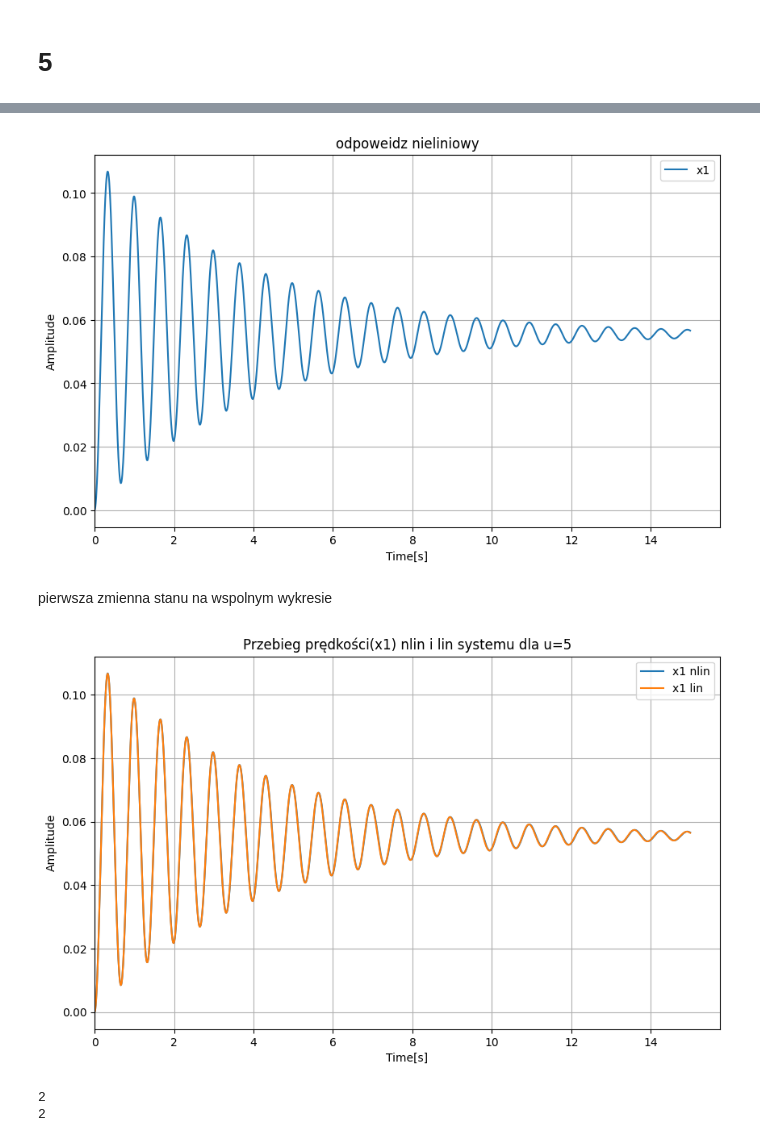
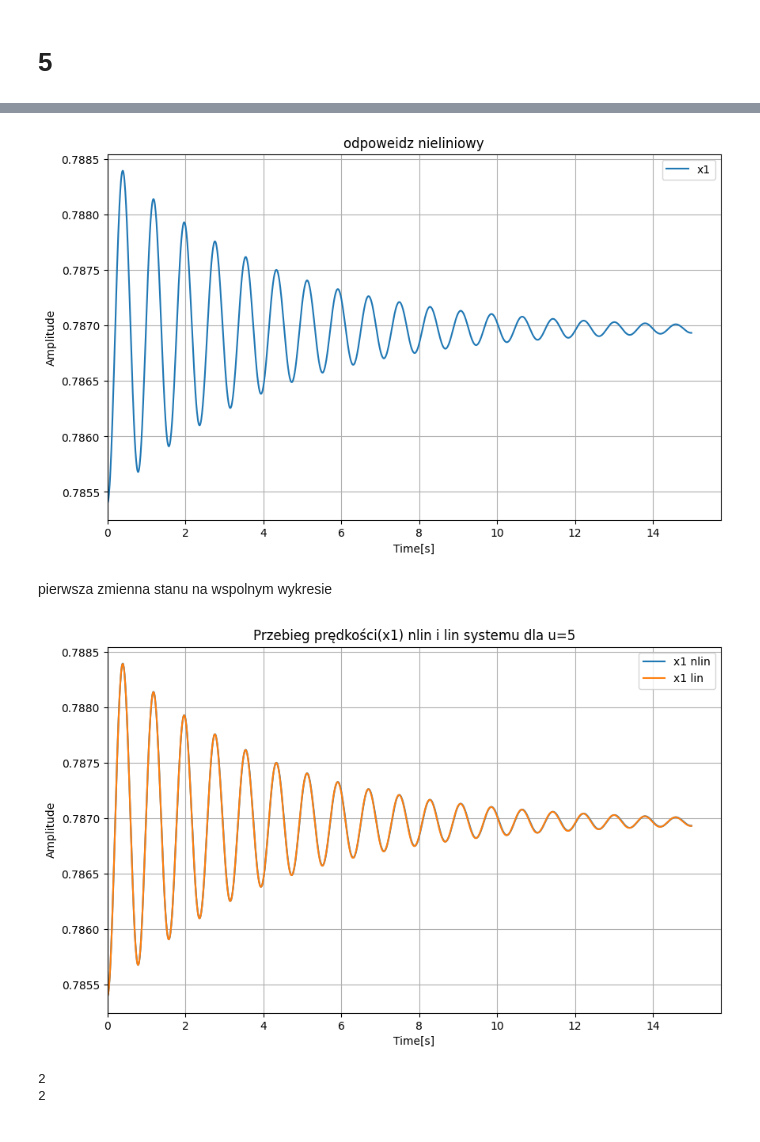
Before and after one commit to Piotr-Bednarek/ZadaniaSem5Laby, a Jupyter notebook: uso/lab10.ipynb, the cells around one changed output, grey strips where cells are left out. Saved outputs shown, nothing was run; the diff lists cells and outputs as text; code cells hidden in the pictures.

```diff
--- a/uso/lab10.ipynb
+++ b/uso/lab10.ipynb
@@ -80,7 +80,7 @@ d=0.5
 #linear pendulum model
 
 A=np.array([[0,1],
-            [-m*g*l/J,-d/J]])
+            [-m*g*l/J*np.sqrt(2)/2,-d/J]])
 B=np.array([[0],[1/J]])
 C=[0,1]
 
@@ -93,7 +93,7 @@ u0=np.full(len(t),1)
 u=np.zeros((len(t),5))
 i=0
 
-for el in [0,5,20,45*np.sqrt(2),70]:
+for el in [0,0.1,20,45*np.sqrt(2),70]:
     u[:,i]=np.full(len(t),el)
     i+=1
 
@@ -106,5 +106,5 @@ t_res,_,state3=sp.lsim(pendulum_model_linear,u[:,3],T=t)
 t_res,_,state4=sp.lsim(pendulum_model_linear,u[:,4],T=t)
 
 
-plot_sets('odpowiedz pendulum step linear',[t_res,state4[:,0],'położenie'])
+plot_sets('odpowiedz pendulum step linear',[t_res,state1[:,0],'położenie'])
 # %% [output]
@@ -122,17 +122,17 @@ def nonlinear_pendulum_model(x,t,u):
 
     return np.array([dx1,dx2])
 # %%
-res_pendulum_nonlinear=odeint(nonlinear_pendulum_model,[0,0],t,args=(5,))
+res_pendulum_nonlinear=odeint(nonlinear_pendulum_model,[np.pi/4,0],t,args=(0.1+45*np.sqrt(2),))
 
 plot_sets('odpoweidz nieliniowy',[t,res_pendulum_nonlinear[:,0],'x1'])
 # %% [output]
-[figure, old version]
+[figure, new version]
 # %% [markdown]
 pierwsza zmienna stanu na wspolnym wykresie
 # %%
-plot_sets("Przebieg prędkości(x1) nlin i lin systemu dla u=5",[t,res_pendulum_nonlinear[:,0],'x1 nlin'],[t_res,state1[:,0],'x1 lin'])
+plot_sets("Przebieg prędkości(x1) nlin i lin systemu dla u=5",[t,res_pendulum_nonlinear[:,0],'x1 nlin'],[t_res,state1[:,0]+np.pi/4,'x1 lin'])
 # %% [output]
-[figure, old version]
+[figure, new version]
 # %%
 #macierz kalmana
 print(nplin.matrix_rank(A))
```
Also changed, not shown: parts of 3 cells of this notebook.
